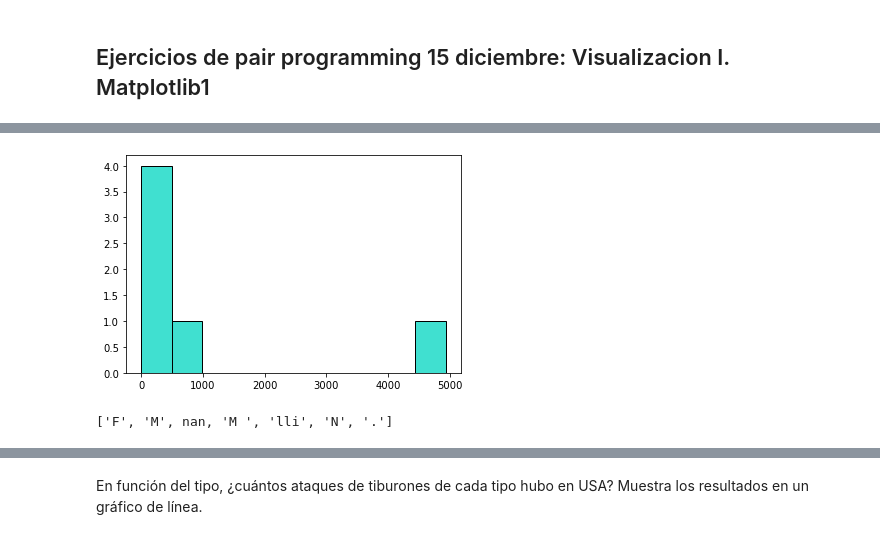
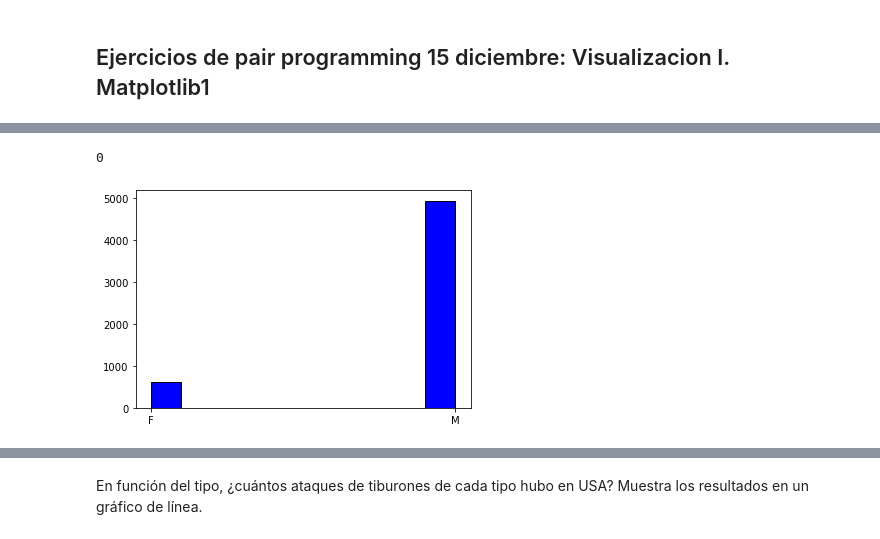
Before and after one commit to Adalab/DA-promoC-modulo2-sprint1-anagallego-sandra, a Jupyter notebook: Visualizacion/Mod2-lecc5-VisI.ipynb, the cells around one changed output, grey strips where cells are left out. Cells and saved outputs as stored; diff of their text form; code cells hidden in the pictures.

```diff
--- a/Visualizacion/Mod2-lecc5-VisI.ipynb
+++ b/Visualizacion/Mod2-lecc5-VisI.ipynb
@@ -31 +24,6 @@ lli       1
 Name: sex_, dtype: int64
+# %%
+df_tiburon["sex_"].replace(to_replace=["M ","N","lli","."],value= "M", inplace=True)
+# %%
+df_porsexos = df_tiburon[df_tiburon["sex_"].notnull()]
+df_porsexos.head(2)
@@ -32,13 +34,12 @@ Name: sex_, dtype: int64
+# %%
+df_porsexos["sex_"].isnull().sum()
+# %% [output]
+0
 # %%
 plt.figure()
 
-plt.hist(y = df_tiburon["sex_"].value_counts(), facecolor  = 'turquoise', edgecolor = "black" )
+plt.hist(x = df_porsexos["sex_"], facecolor  = 'blue', edgecolor = "black" )
 
 plt.show()
 # %% [output]
-[figure, old version]
+[figure, new version]
-# %%
-x= list(df_tiburon["sex_"].unique())
-x
-# %% [output]
-['F', 'M', nan, 'M ', 'lli', 'N', '.']
```
Also changed, not shown: parts of 22 cells of this notebook.
